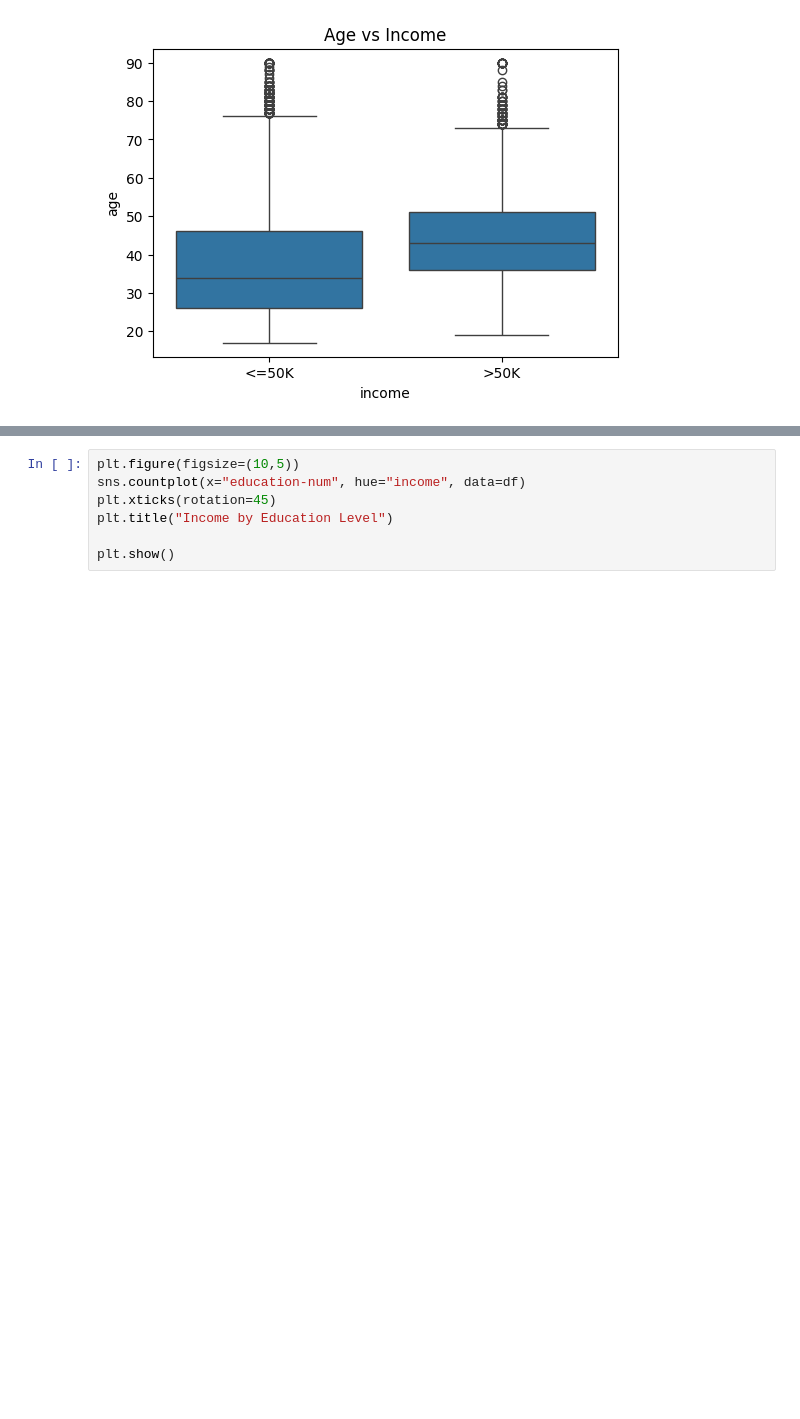
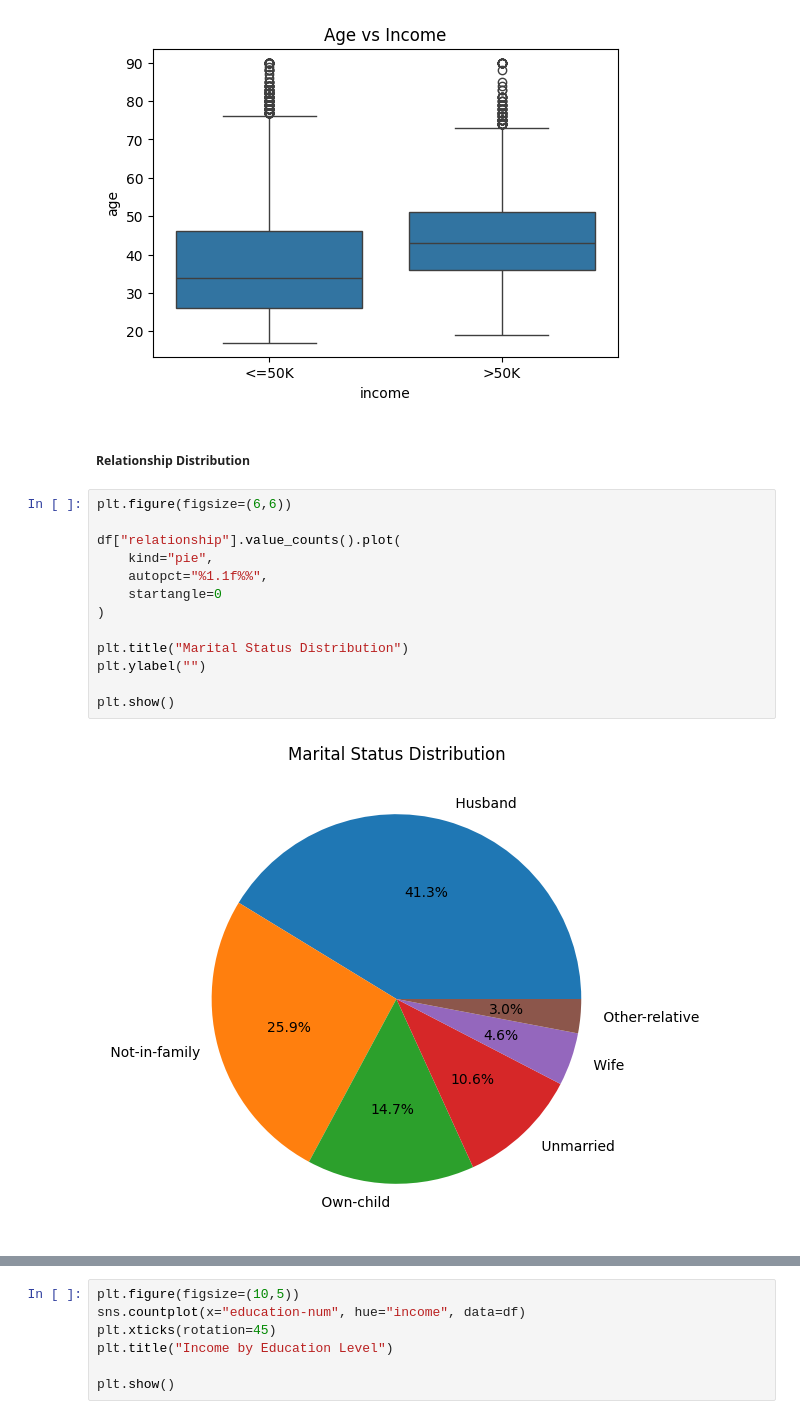
Before and after one commit to mohamedalaa-505/SupervisedML_project, a Jupyter notebook: Final_Project.ipynb, the cells around one changed output, grey strips where cells are left out. Cells and saved outputs as stored; diff of their text form; blank space fills up the shorter version.

Commit message:
Added visualizations

```diff
--- a/Final_Project.ipynb
+++ b/Final_Project.ipynb
@@ -255,3 +255,20 @@ plt.title("Age vs Income")
 plt.show()
 # %% [output]
 [figure]
+# %% [markdown]
+##### **Relationship Distribution**
+# %%
+plt.figure(figsize=(6,6))
+
+df["relationship"].value_counts().plot(
+    kind="pie",
+    autopct="%1.1f%%",
+    startangle=0
+)
+
+plt.title("Marital Status Distribution")
+plt.ylabel("")
+
+plt.show()
+# %% [output]
+[figure, added]
```
Also changed, not shown: parts of 18 cells of this notebook, 6 other files.
